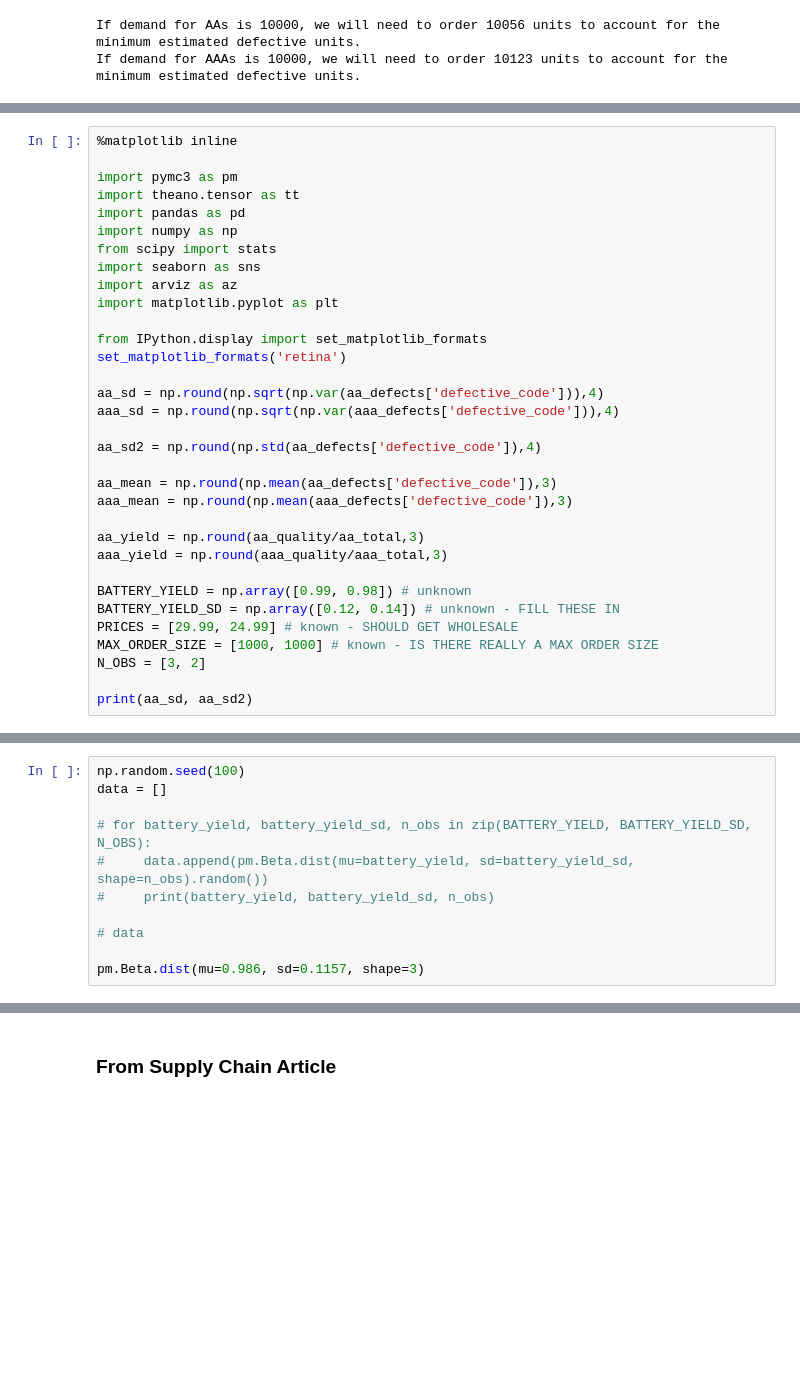
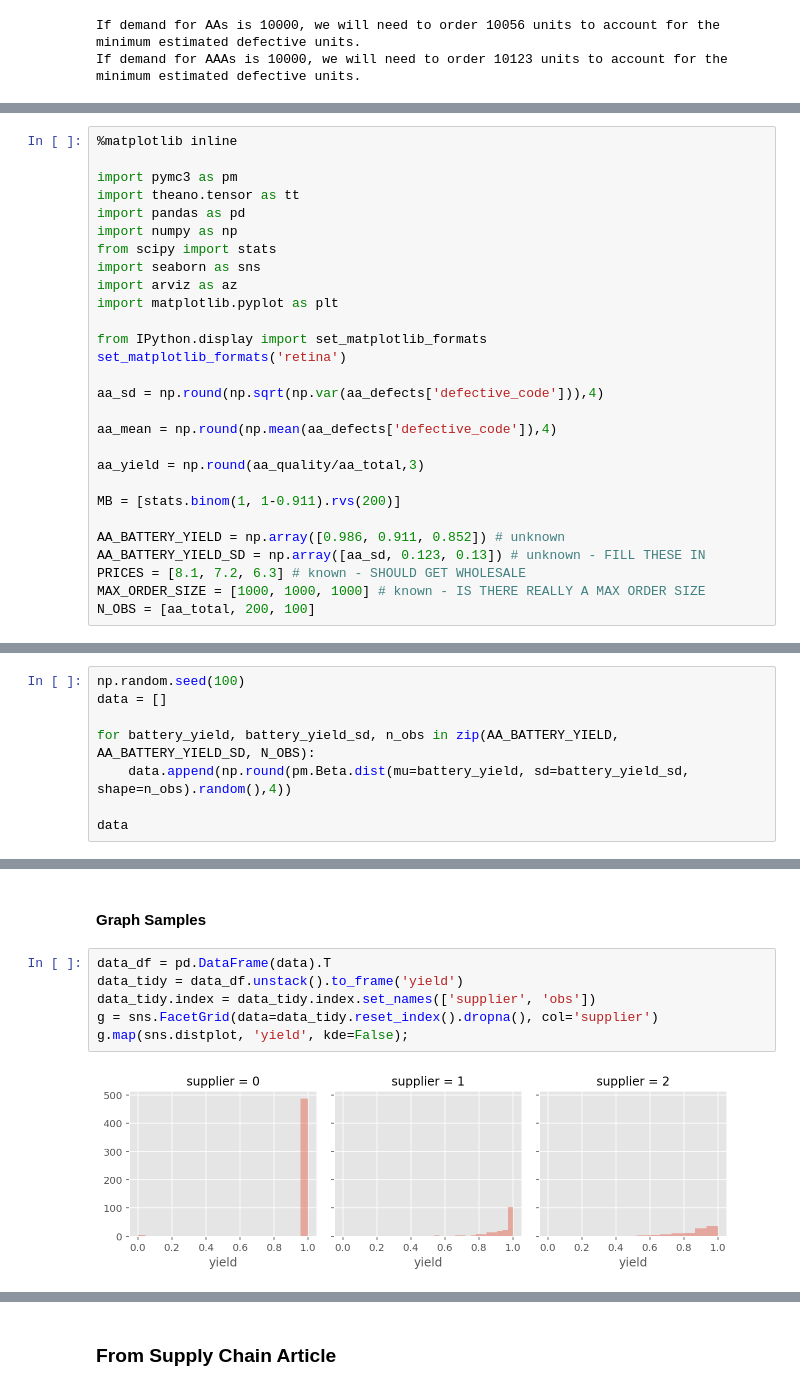
Before and after one commit to ryankirkland/customer-data-analysis, a Jupyter notebook: PBE-Order-Analysis.ipynb, the cells around one changed output, grey strips where cells are left out. Cells and saved outputs as stored; diff of their text form; blank space fills up the shorter version.

Commit message:
blocked on Beta Model pymc3

```diff
--- a/PBE-Order-Analysis.ipynb
+++ b/PBE-Order-Analysis.ipynb
@@ -326,20 +332,15 @@ from IPython.display import set_matplotlib_formats
 set_matplotlib_formats('retina')
 
 aa_sd = np.round(np.sqrt(np.var(aa_defects['defective_code'])),4)
-aaa_sd = np.round(np.sqrt(np.var(aaa_defects['defective_code'])),4)
 
-aa_sd2 = np.round(np.std(aa_defects['defective_code']),4)
-
-aa_mean = np.round(np.mean(aa_defects['defective_code']),3)
-aaa_mean = np.round(np.mean(aaa_defects['defective_code']),3)
+aa_mean = np.round(np.mean(aa_defects['defective_code']),4)
 
 aa_yield = np.round(aa_quality/aa_total,3)
-aaa_yield = np.round(aaa_quality/aaa_total,3)
 
-BATTERY_YIELD = np.array([0.99, 0.98]) # unknown
-BATTERY_YIELD_SD = np.array([0.12, 0.14]) # unknown - FILL THESE IN
-PRICES = [29.99, 24.99] # known - SHOULD GET WHOLESALE
-MAX_ORDER_SIZE = [1000, 1000] # known - IS THERE REALLY A MAX ORDER SIZE
-N_OBS = [3, 2]
+MB = [stats.binom(1, 1-0.911).rvs(200)]
 
-print(aa_sd, aa_sd2)
+AA_BATTERY_YIELD = np.array([0.986, 0.911, 0.852]) # unknown
+AA_BATTERY_YIELD_SD = np.array([aa_sd, 0.123, 0.13]) # unknown - FILL THESE IN
+PRICES = [8.1, 7.2, 6.3] # known - SHOULD GET WHOLESALE
+MAX_ORDER_SIZE = [1000, 1000, 1000] # known - IS THERE REALLY A MAX ORDER SIZE
+N_OBS = [aa_total, 200, 100]
@@ -349,11 +356,8 @@ print(aa_sd, aa_sd2)
 np.random.seed(100)
 data = []
 
-# for battery_yield, battery_yield_sd, n_obs in zip(BATTERY_YIELD, BATTERY_YIELD_SD, N_OBS):
-#     data.append(pm.Beta.dist(mu=battery_yield, sd=battery_yield_sd, shape=n_obs).random())
-#     print(battery_yield, battery_yield_sd, n_obs)
+for battery_yield, battery_yield_sd, n_obs in zip(AA_BATTERY_YIELD, AA_BATTERY_YIELD_SD, N_OBS):
+    data.append(np.round(pm.Beta.dist(mu=battery_yield, sd=battery_yield_sd, shape=n_obs).random(),4))
 
-# data
-
-pm.Beta.dist(mu=0.986, sd=0.1157, shape=3)
+data
 # %% [output]
@@ -360,0 +381,10 @@ $\text{None} \sim \text{Beta}(\mathit{alpha}=0.030752262915821383,~\mathit{beta}
+# %% [markdown]
+#### Graph Samples
+# %%
+data_df = pd.DataFrame(data).T
+data_tidy = data_df.unstack().to_frame('yield')
+data_tidy.index = data_tidy.index.set_names(['supplier', 'obs'])
+g = sns.FacetGrid(data=data_tidy.reset_index().dropna(), col='supplier')
+g.map(sns.distplot, 'yield', kde=False);
+# %% [output]
+[figure, added]
```
Also changed, not shown: parts of 17 cells of this notebook.
